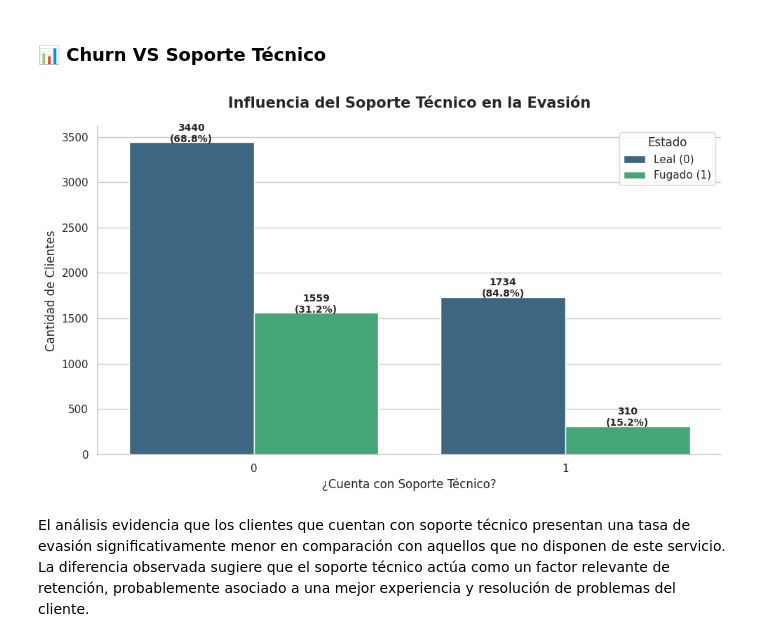
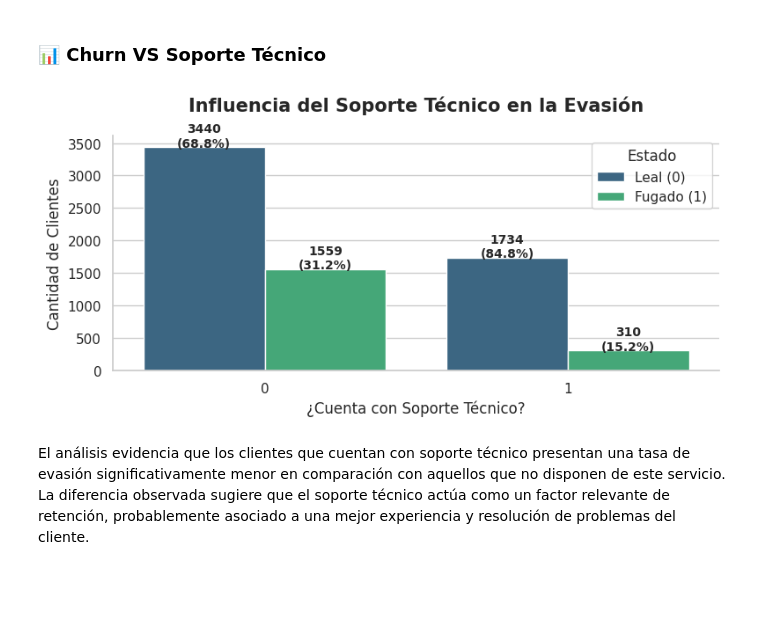
Before and after one commit to DaniGa-Mo/Challenge_TelecomX, a Jupyter notebook: TelecomX_LATAM.ipynb, the cells around one changed output. Saved outputs shown, nothing was run; the diff lists cells and outputs as text; code cells hidden in the pictures; blank space fills up the shorter version.

```diff
--- a/TelecomX_LATAM.ipynb
+++ b/TelecomX_LATAM.ipynb
@@ -516,41 +519,42 @@ stats_tech = df_normalizado.groupby('internet.TechSupport')['Churn'].value_count
 
 # 2. Configuración estética
 sns.set_theme(style="whitegrid")
-plt.figure(figsize=(10, 6))
+plt.figure(figsize=(8, 4))
 
 # 3. Gráfico de barras agrupadas
 ax = sns.countplot(
     x='internet.TechSupport',
     hue='Churn',
     data=df_normalizado,
     palette='viridis'
 )
 
 # 4. Agregar etiquetas de cantidad y porcentaje
 for i, p in enumerate(ax.patches):
     height = p.get_height()
     if height > 0:
         # Lógica para posicionar % correcto
         n_categories = len(stats_tech.index)
         cat_idx = i % n_categories
         churn_type = 1 if i >= n_categories else 0
         percentage = stats_tech.iloc[cat_idx, churn_type]
 
         ax.text(p.get_x() + p.get_width()/2., height + 5,
                 f'{int(height)}\n({percentage:.1f}%)',
                 ha="center", fontsize=10, fontweight='bold')
 
 # 5. Personalización final
 plt.title('Influencia del Soporte Técnico en la Evasión', fontsize=15, pad=20, fontweight='bold')
 plt.xlabel('¿Cuenta con Soporte Técnico?', fontsize=12)
 plt.ylabel('Cantidad de Clientes', fontsize=12)
 plt.legend(title='Estado', labels=['Leal (0)', 'Fugado (1)'])
 
 sns.despine()
 plt.tight_layout()
+plt.savefig("churn_vs_soporte_tecnico.png", bbox_inches="tight")
 plt.show()
 # %% [output]
-[figure, old version]
+[figure, new version]
 # %% [markdown]
 El análisis evidencia que los clientes que cuentan con soporte técnico presentan una tasa de evasión significativamente menor en comparación con aquellos que no disponen de este servicio. La diferencia observada sugiere que el soporte técnico actúa como un factor relevante de retención, probablemente asociado a una mejor experiencia y resolución de problemas del cliente.
 # %% [markdown]
```
Also changed, not shown: parts of 19 cells of this notebook.
